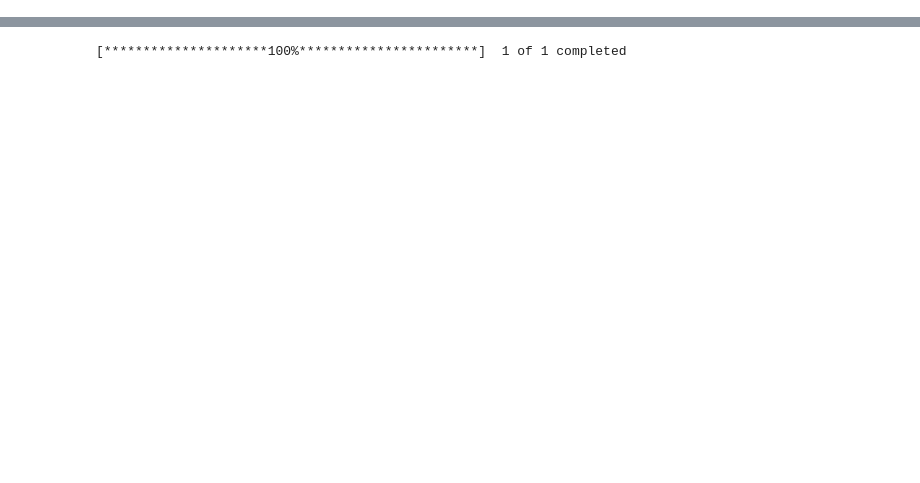
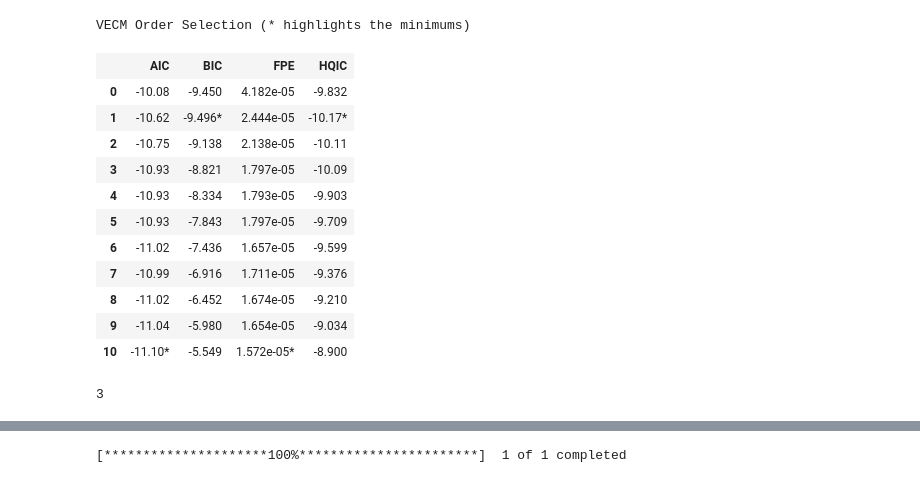
Before and after one commit to conquerv0/MonetaryPolicy-StockReturns, a Jupyter notebook: data_processing.ipynb, the cells around one changed output, grey strips where cells are left out. Saved outputs shown, nothing was run; the diff lists cells and outputs as text; code cells hidden in the pictures; blank space fills up the shorter version.

```diff
--- a/data_processing.ipynb
+++ b/data_processing.ipynb
@@ -8,0 +23,5 @@ import yfinance as yf
+# %%
+cwd = os.path.abspath('./data')
+file_list = os.listdir(cwd)
+print(file_list)
+# csv = glob.glob('*.{}'.format('csv'))
@@ -8,0 +30,19 @@ import yfinance as yf
+# %%
+if not sys.warnoptions:
+    warnings.simplefilter("ignore")
+
+data_Main = pd.DataFrame(columns = ['DATE'])
+for file in file_list:
+    path = os.path.join(cwd, file)
+    temp = pd.read_csv(path, parse_dates= ['DATE'])
+    # print(temp.tail())
+    data_Main = pd.DataFrame.merge(data_Main, temp, how = 'right', on = ['DATE'])
+
+data_Main = data_Main.rename(columns = {'CPIMEDSL': 'Medical',
+                                         'APU0000702111':'Bread',
+                                         'CUSR0000SAF116': 'Alcohol',
+                                         'CUSR0000SEHF02': 'Utility',
+                                         'CSUSHPISA' : 'Home',
+                                         'CPIAPPSL': 'Apparel'})
+data_Main['MonthYear'] = data_Main['DATE'].dt.to_period('M')
+# data_Main = data_Main.set_index('DATE')
@@ -33,0 +85,6 @@ federal_fund.tail()
+# %%
+data_final = pd.DataFrame.merge(data_Main, federal_fund, how = 'right', on = ['MonthYear'])
+data_final.dropna(axis=0, inplace=True)
+data_final = data_final[['MonthYear', 'FFF_Price', 'Medical', 'Utility', 'Bread', 'Alcohol', 'Home', 'Apparel']]
+data_final = data_final.set_index('MonthYear')
+data_final.head()
@@ -33,0 +263,23 @@ federal_fund.tail()
+# %%
+# Determine lag for vecm
+lag_order = select_order(data=data_final, maxlags=10, deterministic="li")
+lag_order.summary()
+# %% [output]
+VECM Order Selection (* highlights the minimums)
+|  | AIC | BIC | FPE | HQIC |
+| 0 | -10.08 | -9.450 | 4.182e-05 | -9.832 |
+| 1 | -10.62 | -9.496* | 2.444e-05 | -10.17* |
+| 2 | -10.75 | -9.138 | 2.138e-05 | -10.11 |
+| 3 | -10.93 | -8.821 | 1.797e-05 | -10.09 |
+| 4 | -10.93 | -8.334 | 1.793e-05 | -9.903 |
+| 5 | -10.93 | -7.843 | 1.797e-05 | -9.709 |
+| 6 | -11.02 | -7.436 | 1.657e-05 | -9.599 |
+| 7 | -10.99 | -6.916 | 1.711e-05 | -9.376 |
+| 8 | -11.02 | -6.452 | 1.674e-05 | -9.210 |
+| 9 | -11.04 | -5.980 | 1.654e-05 | -9.034 |
+| 10 | -11.10* | -5.549 | 1.572e-05* | -8.900 |
+# %%
+rank_test= select_coint_rank(data_final, 1 ,6, method = "trace")
+rank_test.rank
+# %% [output]
+3
```
Also changed, not shown: parts of 24 cells of this notebook.
